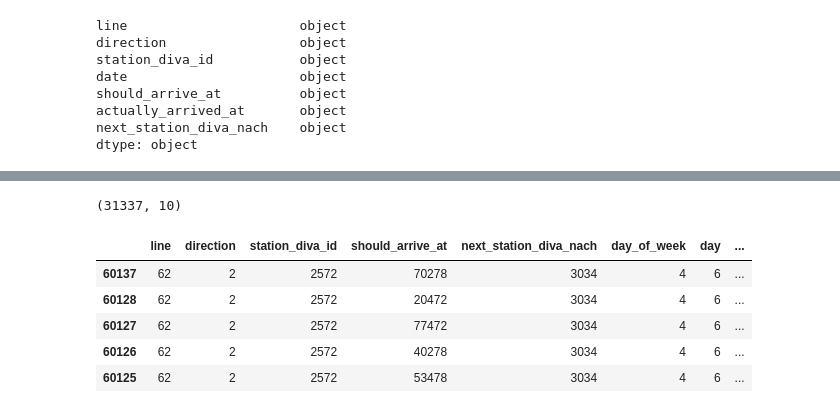
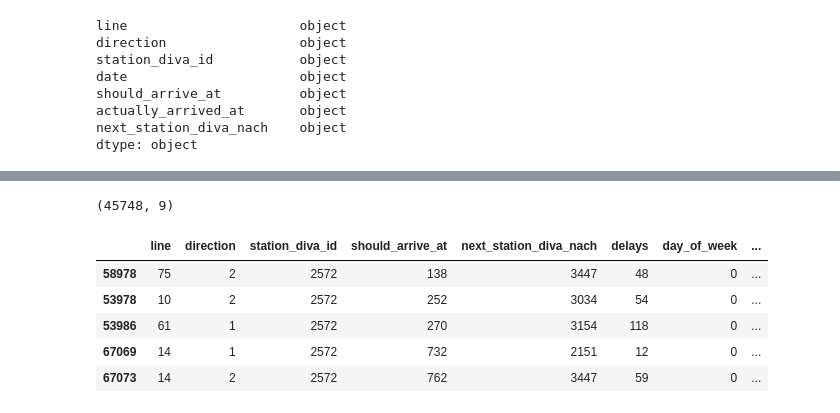
Before and after one commit to mfaizanse/path4-delay-prediction, a Jupyter notebook: delay_prediction.ipynb, the cells around one changed output, grey strips where cells are left out. Saved outputs shown, nothing was run; the diff lists cells and outputs as text; code cells hidden in the pictures.

```diff
--- a/delay_prediction.ipynb
+++ b/delay_prediction.ipynb
@@ -11,7 +11,10 @@ targetStationId = 2572
 # %%
 csv_names = ['fahrzeiten_soll_ist_20190623_20190629.csv',
              'fahrzeiten_soll_ist_20190616_20190622.csv',
-             'fahrzeiten_soll_ist_20190609_20190615.csv']
+             'fahrzeiten_soll_ist_20190609_20190615.csv',
+             'fahrzeiten_soll_ist_20190602_20190608.csv',
+             'fahrzeiten_soll_ist_20190505_20190511.csv',
+            'fahrzeiten_soll_ist_20190630_20190706.csv']
 
 for name in csv_names:
     dataSet = pd.read_csv('data/' + name)
@@ -21,6 +24,6 @@ for name in csv_names:
     stationDS = stationDS.append(ds)
 # %%
 print('stationDS data shape: ', stationDS.shape)
-stationDS = stationDS.sort_values(by='date', ascending=True)
+stationDS = stationDS.sort_values(by=['date', 'should_arrive_at'], ascending=True)
 stationDS.head(10)
 # %% [output]
@@ -52,4 +55,13 @@ should_arrive_at          object
 actually_arrived_at       object
 next_station_diva_nach    object
 dtype: object
+# %%
+ds = stationDS
+
+# calculate delay time by subtracting y-x
+# delays in sec --> y (target)
+ds['delays'] = ds['actually_arrived_at'] - ds['should_arrive_at']
+
+# filtering dataset for only delays 0 <= delay < 600
+ds = ds.loc[(ds['delays'] >= 0) & (ds['delays'] < 600)]
 # %%
@@ -88,35 +109,31 @@ print(sorted(lines))
 # %%
-features = ds;
+features = ds.copy();
 # Add column to represent day of week
-features['date'] = pd.to_datetime(features['date'])
-features['day_of_week'] = features['date'].dt.weekday
+# features['date'] = pd.to_datetime(features['date'])
+features['day_of_week'] = pd.to_datetime(features['date']).dt.weekday
 
 # split date into day, month, year
-features['day'] = features['date'].dt.day
-features['month'] = features['date'].dt.month
-# features['year'] = features['date'].dt.year
+features['day'] = pd.to_datetime(features['date']).dt.day
+features['month'] = pd.to_datetime(features['date']).dt.month
+# features['year'] = pd.to_datetime(features['date']).dt.year
 
 # drop date column because we splitted it
 features = features.drop('date', axis = 1)
-
-# calculate delay time by subtracting y-x
-# delays in sec --> y (target)
-features['delays'] = features['actually_arrived_at'] - features['should_arrive_at']
 
 # drop 'actually_arrived_at' column because we have delays now!
 features = features.drop('actually_arrived_at', axis = 1)
 
 # Saving feature names for later use
 feature_list = list(features.columns)
 
 print(features.shape)
 features.head()
 # ds.day_of_week.unique()
 # %% [output]
-(31337, 10)
+(45748, 9)
-|  | line | direction | station_diva_id | should_arrive_at | next_station_diva_nach | day_of_week | day | ... |
-| 60137 | 62 | 2 | 2572 | 70278 | 3034 | 4 | 6 | ... |
-| 60128 | 62 | 2 | 2572 | 20472 | 3034 | 4 | 6 | ... |
-| 60127 | 62 | 2 | 2572 | 77472 | 3034 | 4 | 6 | ... |
-| 60126 | 62 | 2 | 2572 | 40278 | 3034 | 4 | 6 | ... |
-| 60125 | 62 | 2 | 2572 | 53478 | 3034 | 4 | 6 | ... |
+|  | line | direction | station_diva_id | should_arrive_at | next_station_diva_nach | delays | day_of_week | ... |
+| 58978 | 75 | 2 | 2572 | 138 | 3447 | 48 | 0 | ... |
+| 53978 | 10 | 2 | 2572 | 252 | 3034 | 54 | 0 | ... |
+| 53986 | 61 | 1 | 2572 | 270 | 3154 | 118 | 0 | ... |
+| 67069 | 14 | 1 | 2572 | 732 | 2151 | 12 | 0 | ... |
+| 67073 | 14 | 2 | 2572 | 762 | 3447 | 59 | 0 | ... |
```
Also changed, not shown: parts of 11 cells of this notebook.
